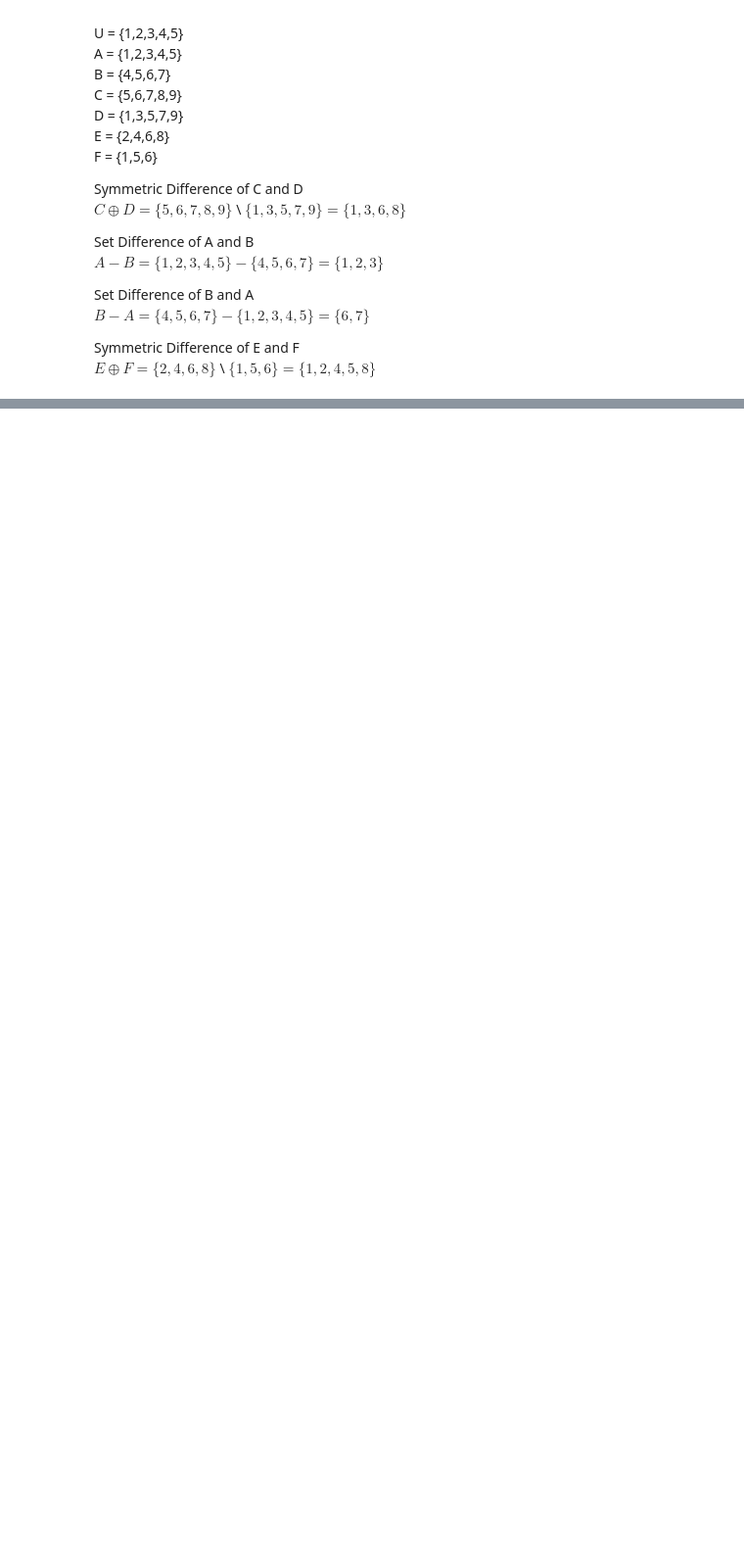
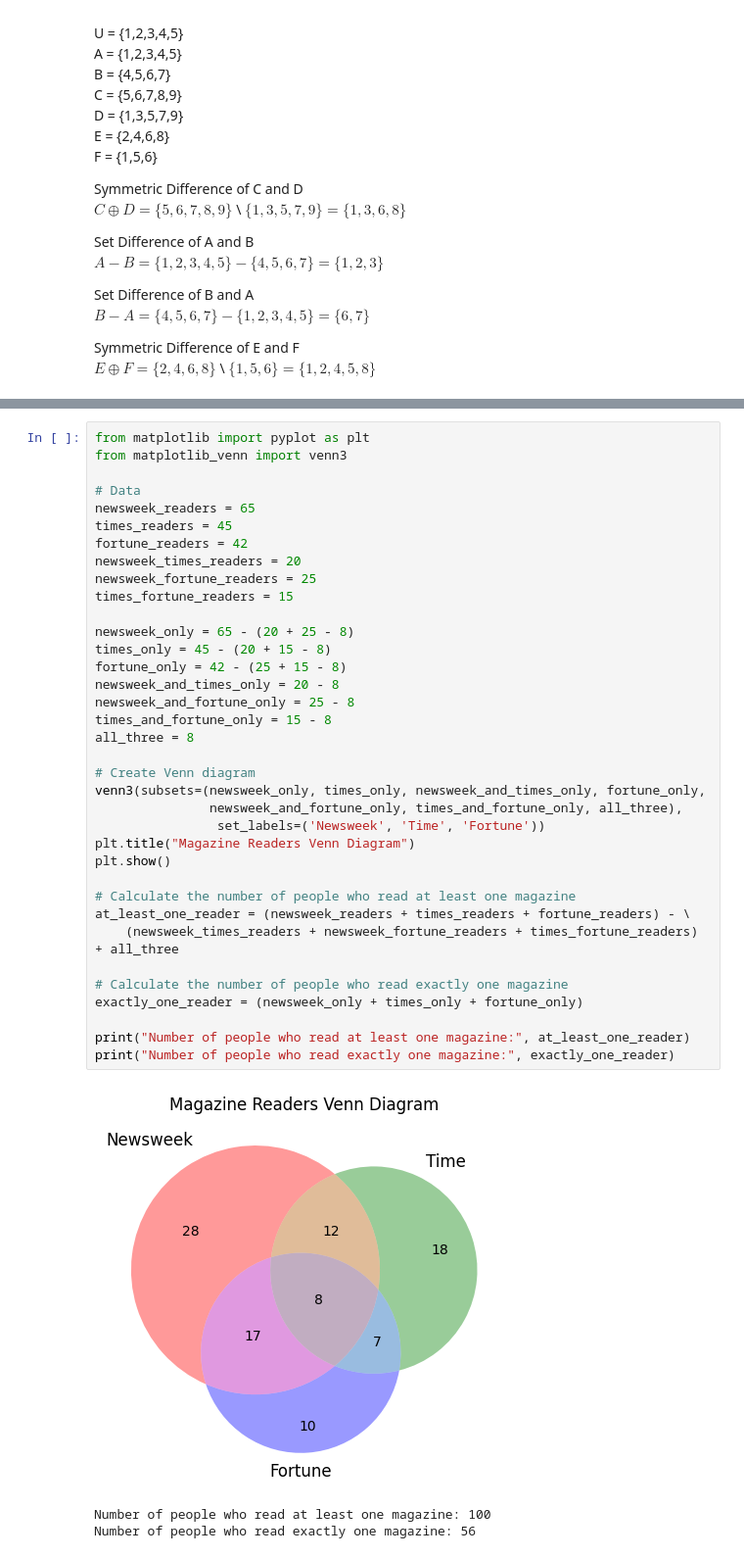
Before and after one commit to Gabisay/set_theory, a Jupyter notebook: set_theory.ipynb, the cells around one changed output, grey strips where cells are left out. Shown at 98% size. Drawn from its saved outputs; the diff is of its cells as text; blank space fills up the shorter version.

```diff
--- a/set_theory.ipynb
+++ b/set_theory.ipynb
@@ -164,0 +185,40 @@ Symmetric Difference of E and F:  {1, 2, 4, 5, 8}
+# %%
+from matplotlib import pyplot as plt
+from matplotlib_venn import venn3
+
+# Data
+newsweek_readers = 65
+times_readers = 45
+fortune_readers = 42
+newsweek_times_readers = 20
+newsweek_fortune_readers = 25
+times_fortune_readers = 15
+
+newsweek_only = 65 - (20 + 25 - 8)
+times_only = 45 - (20 + 15 - 8)
+fortune_only = 42 - (25 + 15 - 8)
+newsweek_and_times_only = 20 - 8
+newsweek_and_fortune_only = 25 - 8
+times_and_fortune_only = 15 - 8
+all_three = 8
+
+# Create Venn diagram
+venn3(subsets=(newsweek_only, times_only, newsweek_and_times_only, fortune_only,
+               newsweek_and_fortune_only, times_and_fortune_only, all_three),
+                set_labels=('Newsweek', 'Time', 'Fortune'))
+plt.title("Magazine Readers Venn Diagram")
+plt.show()
+
+# Calculate the number of people who read at least one magazine
+at_least_one_reader = (newsweek_readers + times_readers + fortune_readers) - \
+    (newsweek_times_readers + newsweek_fortune_readers + times_fortune_readers) + all_three
+
+# Calculate the number of people who read exactly one magazine
+exactly_one_reader = (newsweek_only + times_only + fortune_only)
+
+print("Number of people who read at least one magazine:", at_least_one_reader)
+print("Number of people who read exactly one magazine:", exactly_one_reader)
+# %% [output]
+[figure, added]
+Number of people who read at least one magazine: 100
+Number of people who read exactly one magazine: 56
```
Also changed, not shown: parts of 14 cells of this notebook.
